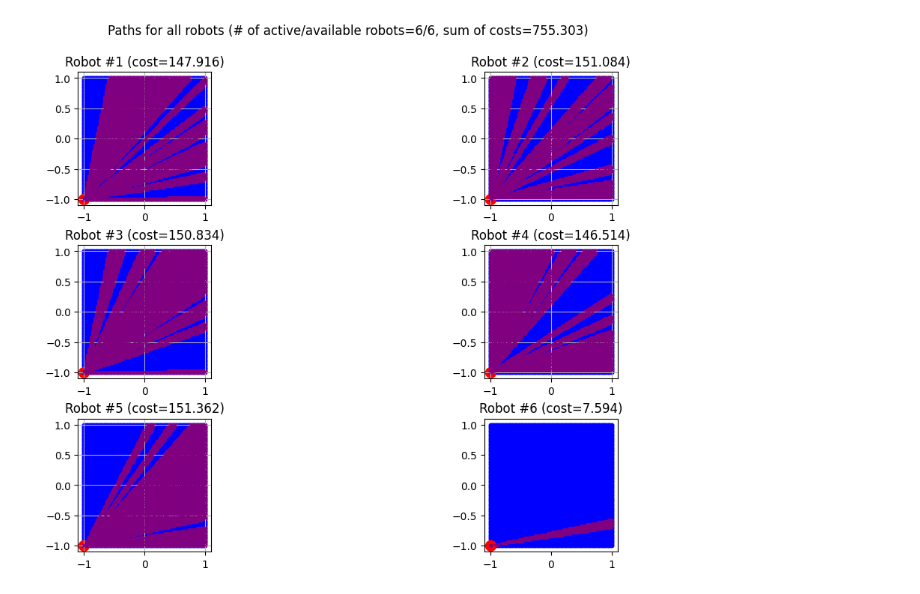
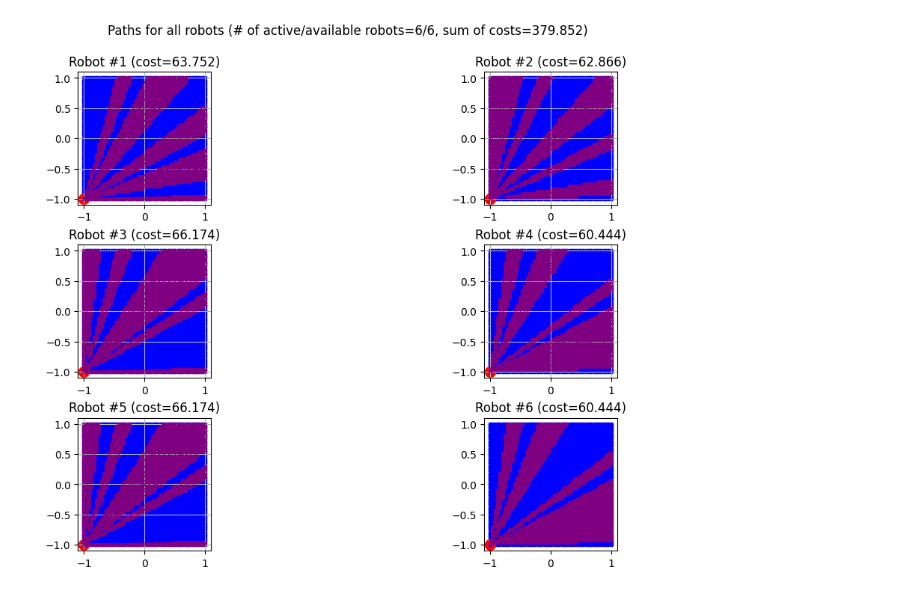
Before and after one commit to nestlab-bae-mqp-2024/mrpcp-solvers, a Jupyter notebook: jupyter/heuristic_attempts/yasars_heuristic_attempts/yasars_heuristic_attempt.ipynb, the cells around one changed output. Drawn from its saved outputs; the diff is of its cells as text; code cells hidden in the pictures.

```diff
--- a/jupyter/heuristic_attempts/yasars_heuristic_attempts/yasars_heuristic_attempt.ipynb
+++ b/jupyter/heuristic_attempts/yasars_heuristic_attempts/yasars_heuristic_attempt.ipynb
@@ -13,7 +13,7 @@ k = int(6)
 # Chose recharging proportionality constant
 q_k = 0.1  # This means that each robot will need to charge for 10 minutes for every 100 minutes travelled
 # Chose the number of targets in an axis
-n = int(100)
+n = int(50)
 # Choose the redundancy parameter (have each target be visited by exactly that many robots)
 rp = min(3, k)
 
@@ -350,28 +350,35 @@ def divideArrayByP(array, maxp, countf, low=None, high=None):
     p_prev = len(array)
     p_prev_same_count = 0
     maxSum_max = high
+    maxSum_min = low
     while True:
-        delta = maxSum_max - maxSum
         # print(f"{maxSum_max=} {delta=} {maxSum=}")
         p, p_a, p_c = countf(array, maxSum)
-        # print(f"{p=} {p_prev=} {maxSum=}")
+        if p > maxp:
+            maxSum_min = maxSum
+        elif p < maxp:
+            maxSum_max = maxSum
+        # print(f"{p=} {p_prev=} {maxSum=} {maxSum_min=} {maxSum_max=}")
         # print(f"{p=} {p_a=} {p_c=}")
         if p == p_prev:
             p_prev_same_count += 1
         else:
             p_prev_same_count = 0
 
-        if p == maxp or p_prev_same_count > 3:
+        # time.sleep(0.5)
+        if p_prev_same_count > 3:
             return p_a, p_c, maxSum
+        # if p == maxp or p_prev_same_count > 3:
+        #     return p_a, p_c, maxSum
 
         if p > maxp and maxSum <= high:
+            delta = maxSum_max - maxSum
             maxSum = maxSum + delta / 2.
-            # maxSum_min = maxSum
         elif p > maxp and maxSum == high:
             return p_a, maxSum
         else:
+            delta = maxSum - maxSum_min
             maxSum = maxSum - delta / 2.
-            # maxSum_max = maxSum
 
         p_prev = p
 
@@ -436,8 +443,8 @@ def positionally_distributed_tsp_w_fuel_constraint_solution():
             partitions_cost.append(subarraySum+node_addition_cost)
         return partitions, partitions_array, partitions_cost
 
-    distributed_nodes_indices, tsp_upper_bound, maxSum = divideArrayByP(nodes_costs, k, countSubtourPartitions, low=2 * np.sqrt(8), high=L)
-    print(f"Step 2: Found {len(distributed_nodes_indices)} subtours.")
+    tsp_subtours, tsp_costs, maxSum = divideArrayByP(nodes_costs, k, countSubtourPartitions, low=2 * np.sqrt(8), high=L)
+    print(f"Step 2: Found {len(tsp_subtours)} subtours.")
     # print(f"{L=}")
     # print(f"{len(distributed_nodes_indices)=} {maxSum=}")
     # print(f"{distributed_nodes_indices=}")
@@ -449,11 +456,12 @@ def positionally_distributed_tsp_w_fuel_constraint_solution():
     start = time.time()
 
     # Step 3: Further optimize the subtours by running tsp on them
+    tsp_subtours_prev, tsp_costs_prev = tsp_subtours, tsp_costs
     tsp_subtours = []
     tsp_costs = []
     with ProcessPoolExecutor(max_workers=os.cpu_count()-1) as executor:
         futures = []
-        for heur_subtour in distributed_nodes_indices:
+        for heur_subtour in tsp_subtours_prev:
             futures.append(executor.submit(k_opt, *[heur_subtour, cost, 2]))
 
         uncompleted_jobs = list(range(len(futures)))
@@ -462,7 +470,7 @@ def positionally_distributed_tsp_w_fuel_constraint_solution():
             for future_i in uncompleted_jobs:
                 if futures[future_i].done():
                     best_subtour, c = futures[future_i].result()
-                    print(f"\t[subtour {future_i+1}/{len(futures)}] took {time.time() - start:.3f} seconds and improved {(1-c/tsp_upper_bound[future_i])*100:.3f}%.")
+                    print(f"\t[subtour {future_i+1}/{len(futures)}] took {time.time() - start:.3f} seconds and improved {(1-c/tsp_costs_prev[future_i])*100:.3f}%.")
                     tsp_subtours.append(best_subtour)
                     tsp_costs.append(c)
                     new_uncompleted_jobs.remove(future_i)
@@ -542 +550 @@ Step 2 took 5.893503904342651 seconds.
-[figure, old version]
+[figure, new version]
```
Also changed, not shown: parts of 3 cells of this notebook.
